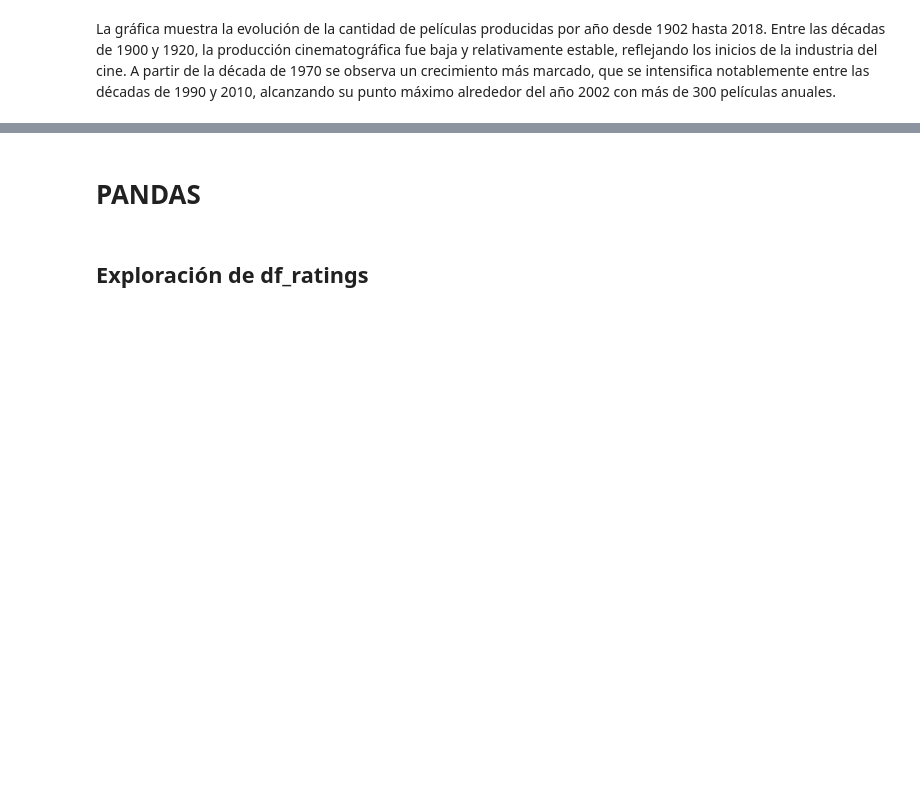
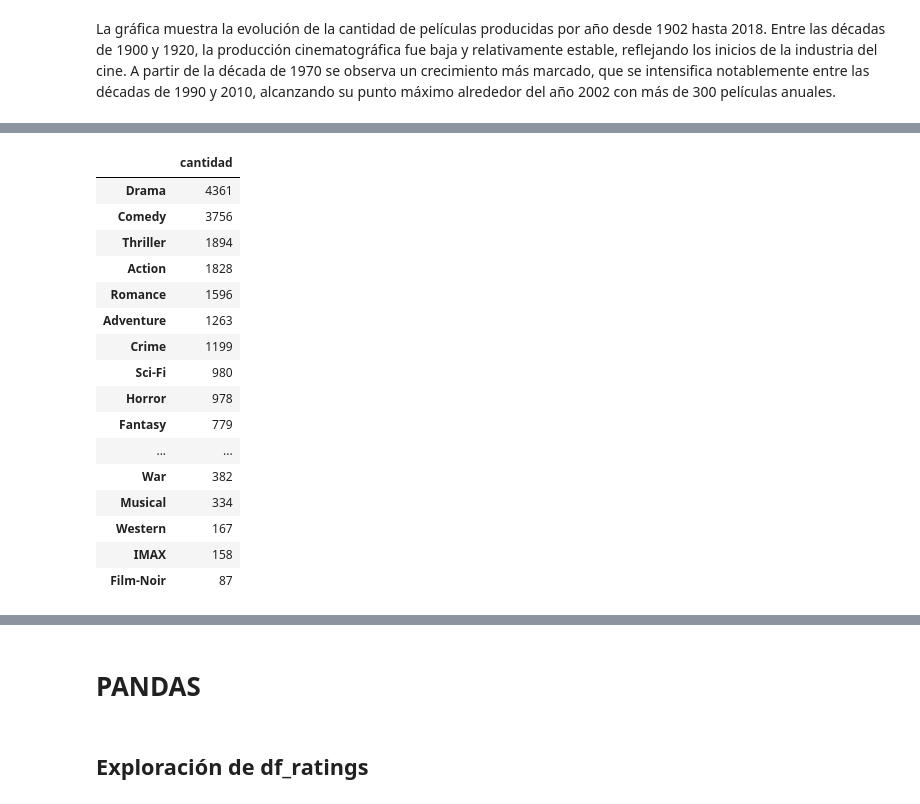
Before and after one commit to ValentinaJimenezTorres/A3_marketing, a Jupyter notebook: b_exploracion_limpieza.ipynb, the cells around one changed output, grey strips where cells are left out. Cells and saved outputs as stored; diff of their text form; code cells hidden in the pictures; blank space fills up the shorter version.

```diff
--- a/b_exploracion_limpieza.ipynb
+++ b/b_exploracion_limpieza.ipynb
@@ -289,0 +317,45 @@ La gráfica muestra la evolución de la cantidad de películas producidas por a
+# %%
+# Cantidad de películas por género
+conteo_generos = pd.read_sql("""
+    SELECT
+        SUM("Action") AS Action,
+        SUM("Adventure") AS Adventure,
+        SUM("Animation") AS Animation,
+        SUM("Children") AS Children,
+        SUM("Comedy") AS Comedy,
+        SUM("Crime") AS Crime,
+        SUM("Documentary") AS Documentary,
+        SUM("Drama") AS Drama,
+        SUM("Fantasy") AS Fantasy,
+        SUM("Film-Noir") AS "Film-Noir",
+        SUM("Horror") AS Horror,
+        SUM("IMAX") AS IMAX,
+        SUM("Musical") AS Musical,
+        SUM("Mystery") AS Mystery,
+        SUM("Romance") AS Romance,
+        SUM("Sci-Fi") AS "Sci-Fi",
+        SUM("Thriller") AS Thriller,
+        SUM("War") AS War,
+        SUM("Western") AS Western
+    FROM movies_clean
+""", con)
+
+conteo_generos.T.sort_values(by=0, ascending=False).rename(columns={0: 'cantidad'})
+# %% [output]
+|  | cantidad |
+| Drama | 4361 |
+| Comedy | 3756 |
+| Thriller | 1894 |
+| Action | 1828 |
+| Romance | 1596 |
+| Adventure | 1263 |
+| Crime | 1199 |
+| Sci-Fi | 980 |
+| Horror | 978 |
+| Fantasy | 779 |
+| ... | ... |
+| War | 382 |
+| Musical | 334 |
+| Western | 167 |
+| IMAX | 158 |
+| Film-Noir | 87 |
```
Also changed, not shown: parts of 6 cells of this notebook, 1 other file.
